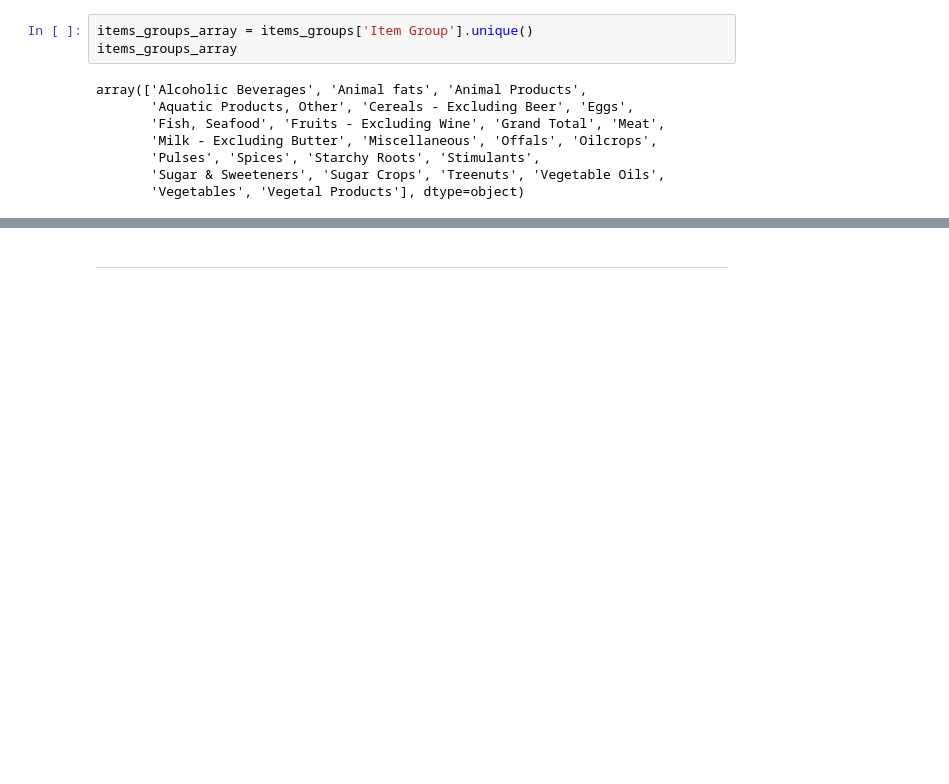
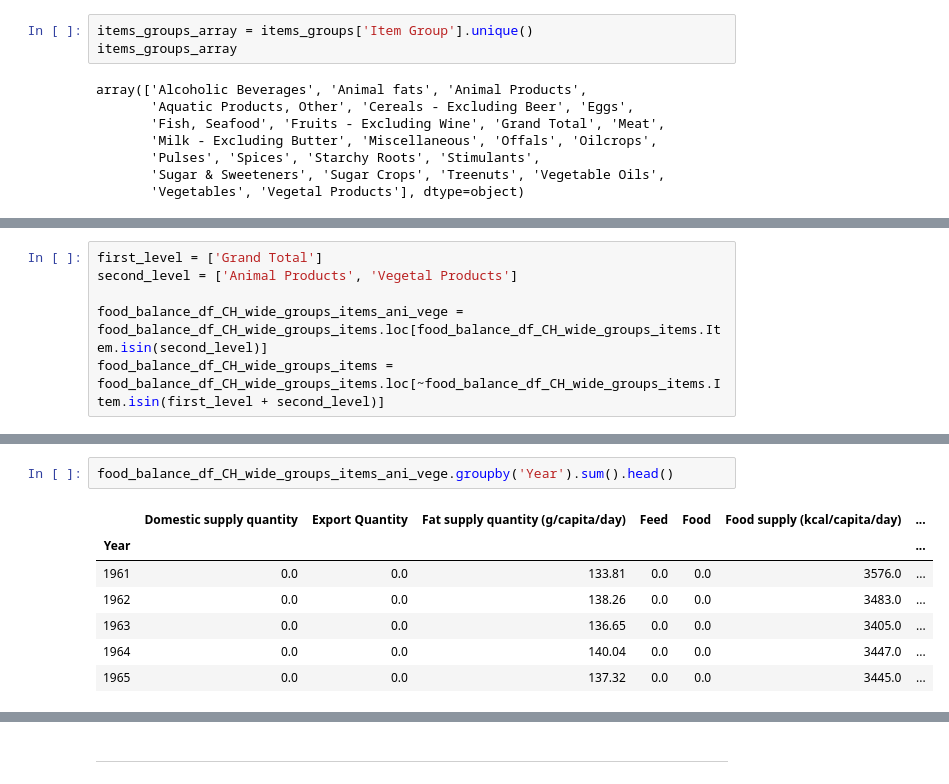
Before and after one commit to jlabhard/ADA_Project, a Jupyter notebook: milestone_2.ipynb, the cells around one changed output, grey strips where cells are left out. Saved outputs shown, nothing was run; the diff lists cells and outputs as text; blank space fills up the shorter version.

Commit message:
Food Balance OK

```diff
--- a/project_merge_w_Jo.ipynb
+++ b/milestone_2.ipynb
@@ -550,0 +537,6 @@ array(['Alcohol, Non-Food', 'Apples and products',
+# %%
+first_level = ['Grand Total']
+second_level = ['Animal Products', 'Vegetal Products']
+
+food_balance_df_CH_wide_groups_items_ani_vege = food_balance_df_CH_wide_groups_items.loc[food_balance_df_CH_wide_groups_items.Item.isin(second_level)]
+food_balance_df_CH_wide_groups_items = food_balance_df_CH_wide_groups_items.loc[~food_balance_df_CH_wide_groups_items.Item.isin(first_level + second_level)]
@@ -550,0 +553,10 @@ array(['Alcohol, Non-Food', 'Apples and products',
+# %%
+food_balance_df_CH_wide_groups_items_ani_vege.groupby('Year').sum().head()
+# %% [output]
+|  | Domestic supply quantity | Export Quantity | Fat supply quantity (g/capita/day) | Feed | Food | Food supply (kcal/capita/day) | ... |
+| Year |  |  |  |  |  |  | ... |
+| 1961 | 0.0 | 0.0 | 133.81 | 0.0 | 0.0 | 3576.0 | ... |
+| 1962 | 0.0 | 0.0 | 138.26 | 0.0 | 0.0 | 3483.0 | ... |
+| 1963 | 0.0 | 0.0 | 136.65 | 0.0 | 0.0 | 3405.0 | ... |
+| 1964 | 0.0 | 0.0 | 140.04 | 0.0 | 0.0 | 3447.0 | ... |
+| 1965 | 0.0 | 0.0 | 137.32 | 0.0 | 0.0 | 3445.0 | ... |
```
Also changed, not shown: parts of 18 cells of this notebook.
